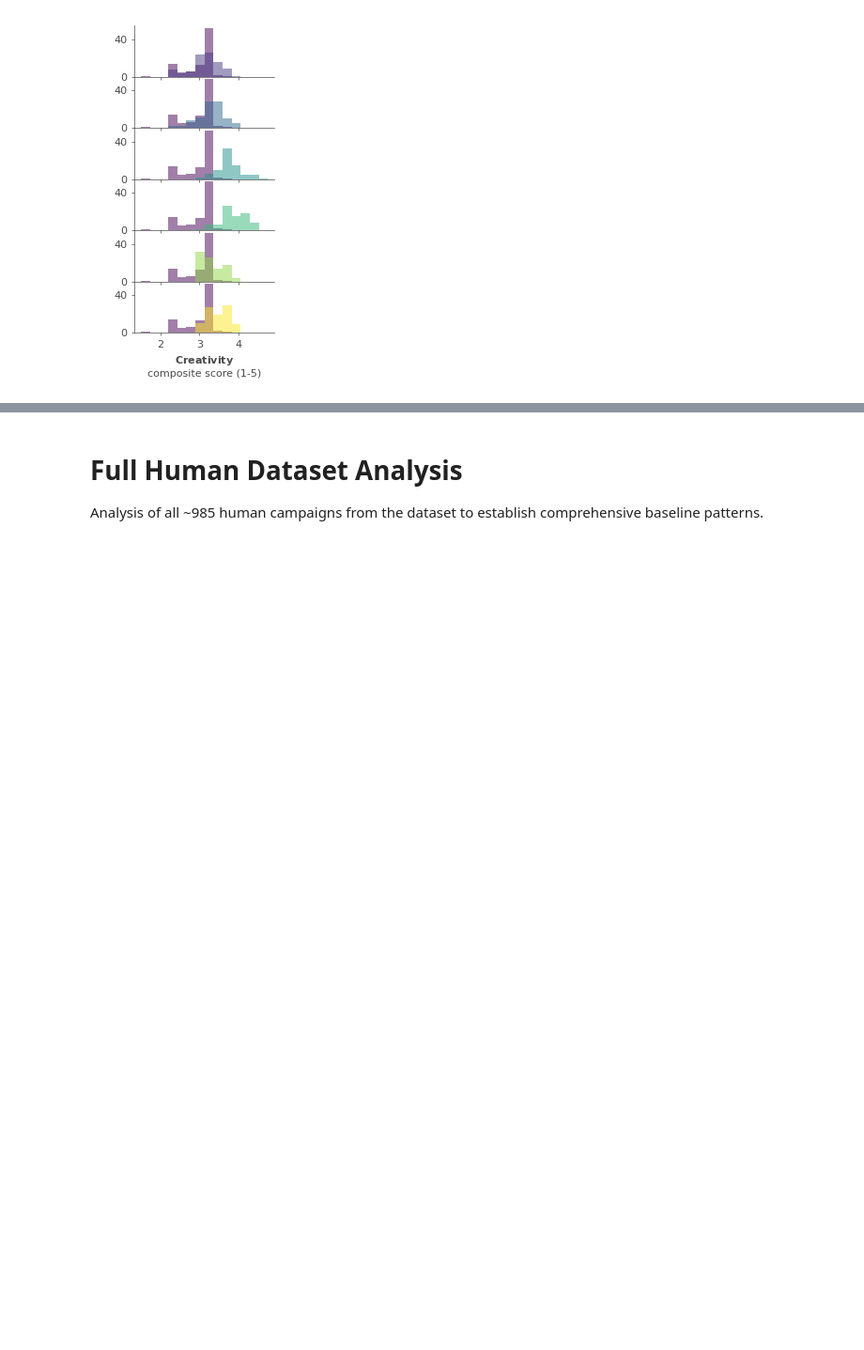
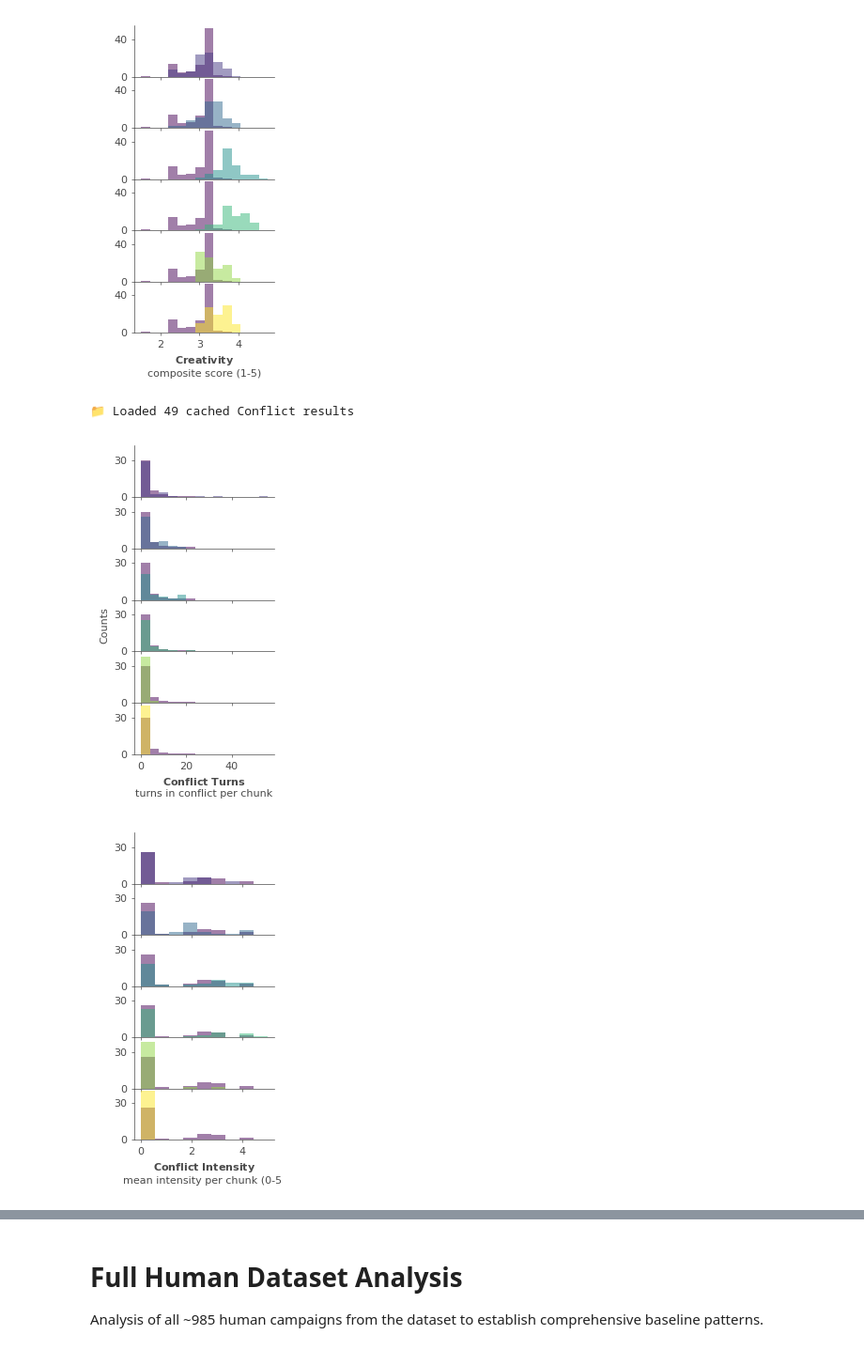
Before and after one commit to AnnieStephenson/dnd-dynamics, a Jupyter notebook: tutorials/game_log_analysis_tutorial.ipynb, the cells around one changed output, grey strips where cells are left out. Shown at 94% size. Drawn from its saved outputs; the diff is of its cells as text; code cells hidden in the pictures; blank space fills up the shorter version.

```diff
--- a/tutorials/game_log_analysis_tutorial.ipynb
+++ b/tutorials/game_log_analysis_tutorial.ipynb
@@ -412,3 +399,39 @@ plt.savefig(OUTPUT_DIR / 'human_vs_llm_creativity.pdf', transparent=True)
 [figure]
 [figure]
 [figure]
+# %%
+# === LLM CONFLICT ANALYSIS ===
+# Note: This metric makes API calls and may take time/cost money
+
+conflict_results = metrics.analyze_conflict(dfs, force_refresh=FORCE_REFRESH)
+
+# Aggregate conflict metrics by category
+conflict_turns_agg, _ = pu.aggregate_metric(conflict_results, campaign_names, categories, CATEGORY_ORDER, 'conflict_turns')
+mean_intensity_agg, _ = pu.aggregate_metric(conflict_results, campaign_names, categories, CATEGORY_ORDER, 'mean_intensity')
+
+# Conflict turns per chunk comparison
+pu.plot_comparison_histograms(
+    conflict_turns_agg,
+    bins=15,
+    log_bins=False,
+    xlabel=r'$\mathbf{Conflict\ Turns}$' + '\nturns in conflict per chunk',
+    figsize=(2.1, 4))
+plt.tight_layout()
+plt.subplots_adjust(hspace=0)
+plt.savefig(OUTPUT_DIR / 'human_vs_llm_conflict_turns.pdf', transparent=True)
+
+# Mean intensity per chunk comparison
+pu.plot_comparison_histograms(
+    mean_intensity_agg,
+    bins=10,
+    log_bins=False,
+    ylabel=" ",
+    xlabel=r'$\mathbf{Conflict\ Intensity}$' + '\nmean intensity per chunk (0-5)',
+    figsize=(2.1, 4))
+plt.tight_layout()
+plt.subplots_adjust(hspace=0)
+plt.savefig(OUTPUT_DIR / 'human_vs_llm_conflict_intensity.pdf', transparent=True)
+# %% [output]
+📁 Loaded 49 cached Conflict results
+[figure, added]
+[figure, added]
```
Also changed, not shown: parts of 2 cells of this notebook, 3 other files.
